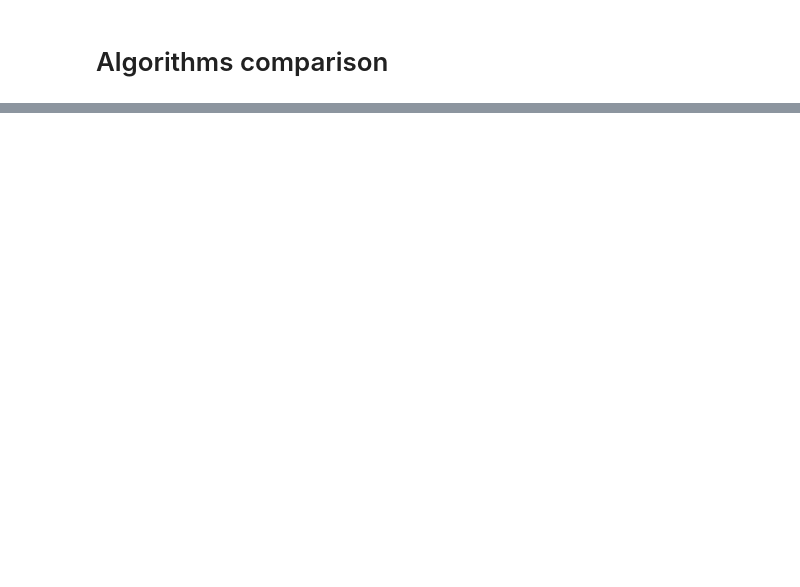
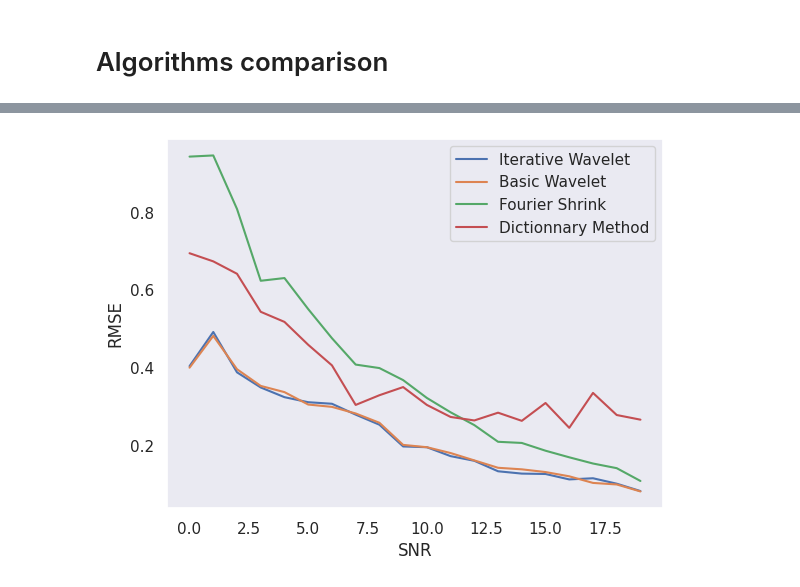
Before and after one commit to meilame-tayebjee/Wavelet-Denoising, a Jupyter notebook: ECG-noising-denoising.ipynb, the cells around one changed output, grey strips where cells are left out. Cells and saved outputs as stored; diff of their text form; code cells hidden in the pictures; blank space fills up the shorter version.

```diff
--- a/ECG-noising-denoising.ipynb
+++ b/ECG-noising-denoising.ipynb
@@ -446,0 +447,9 @@ res_df
+# %%
+for i in range(4):
+    plt.plot(list_SNR,res_df.iloc[i].tolist(),label = lines_name[i])
+plt.xlabel("SNR")
+plt.ylabel("RMSE")
+plt.legend()
+plt.show()
+# %% [output]
+[figure, added]
```
Also changed, not shown: parts of 9 cells of this notebook.
